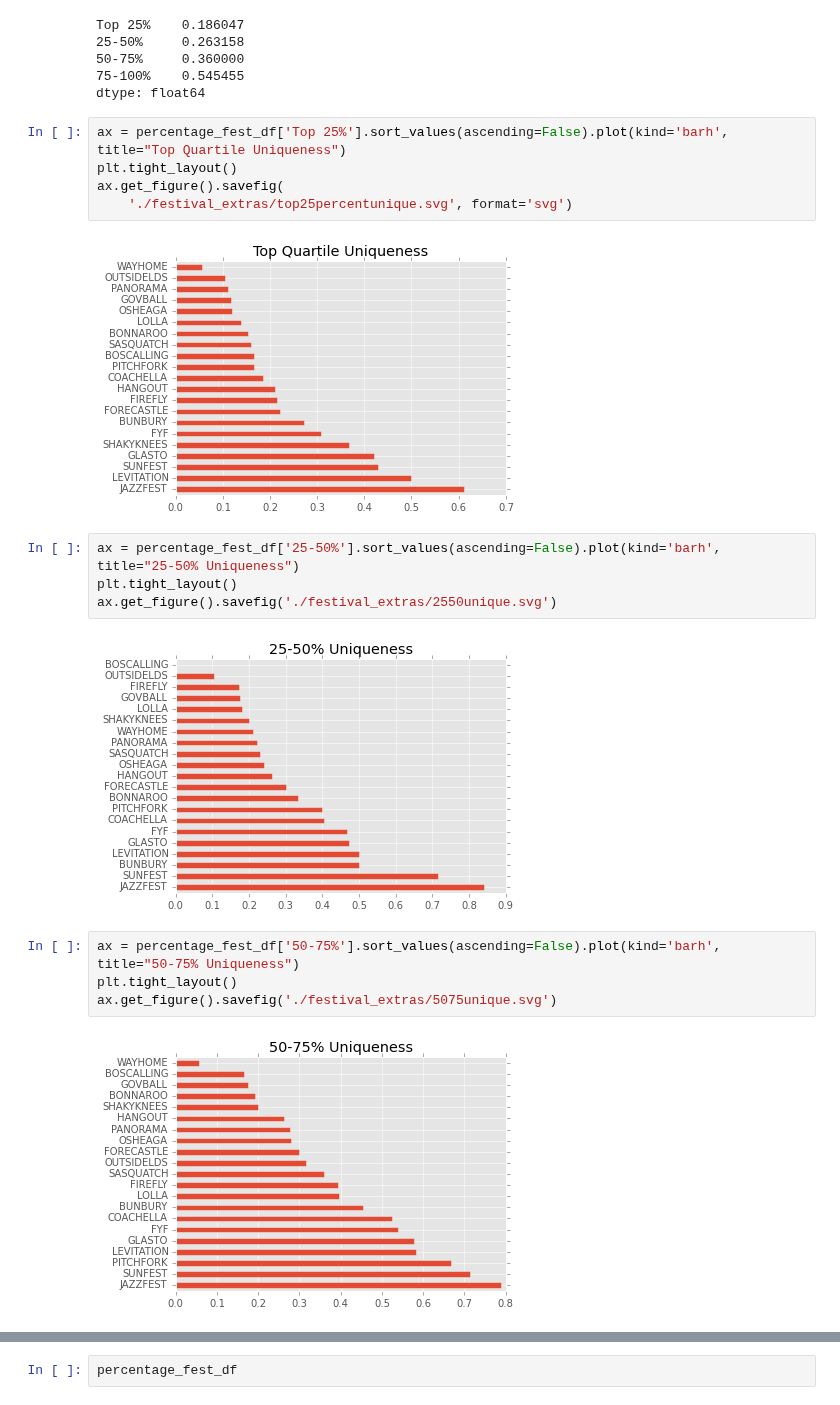
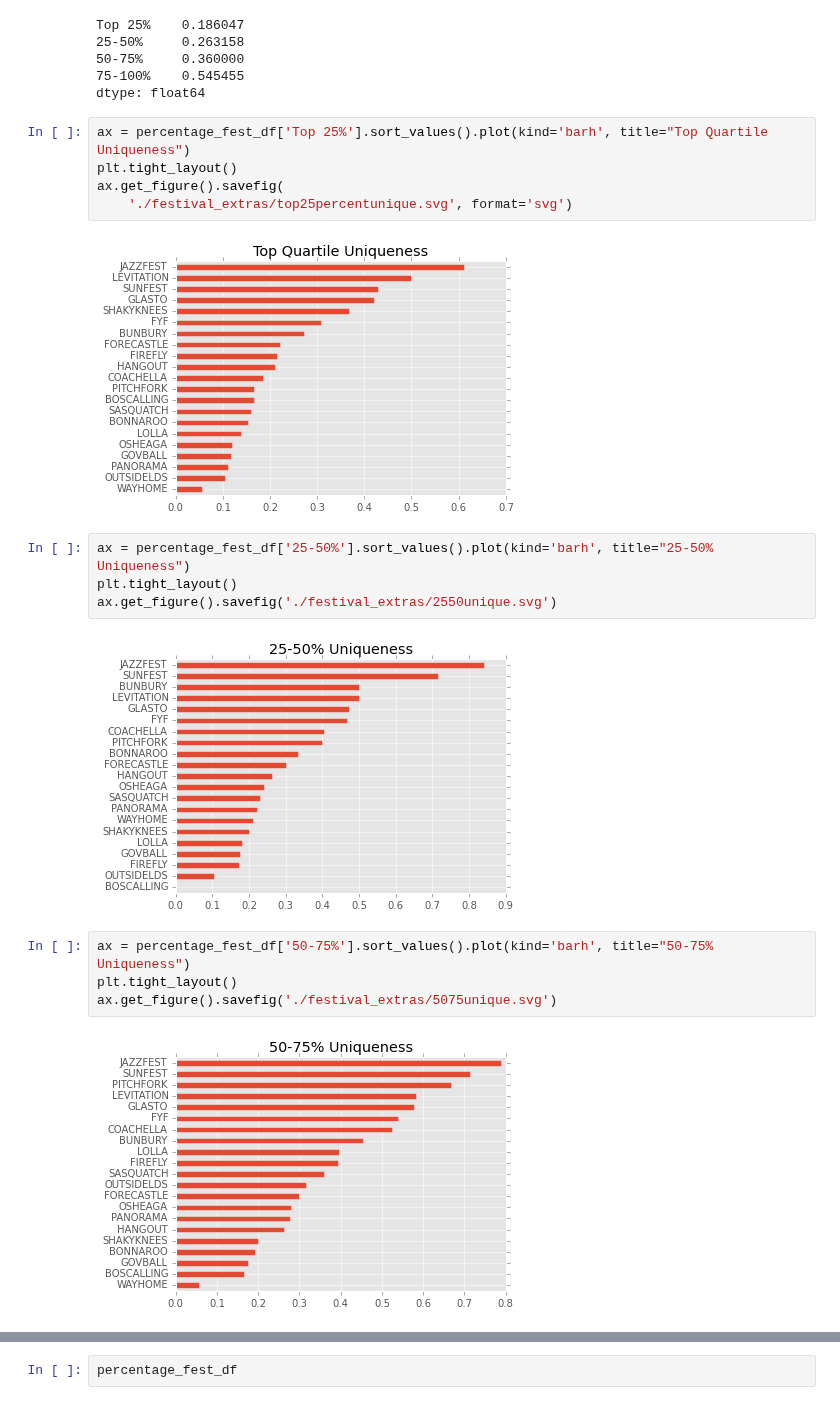
Before and after one commit to hunterowens/hunterowens.github.io, a Jupyter notebook: notebooks/new_power_ranks.ipynb, the cells around one changed output, grey strips where cells are left out. Cells and saved outputs as stored; diff of their text form.

```diff
--- a/notebooks/new_power_ranks.ipynb
+++ b/notebooks/new_power_ranks.ipynb
@@ -96,22 +96,22 @@ Top 25%    0.186047
 75-100%    0.545455
 dtype: float64
 # %%
-ax = percentage_fest_df['Top 25%'].sort_values(ascending=False).plot(kind='barh', title="Top Quartile Uniqueness")
+ax = percentage_fest_df['Top 25%'].sort_values().plot(kind='barh', title="Top Quartile Uniqueness")
 plt.tight_layout()
 ax.get_figure().savefig(
     './festival_extras/top25percentunique.svg', format='svg')
 # %% [output]
-[figure, old version]
+[figure, new version]
 # %%
-ax = percentage_fest_df['25-50%'].sort_values(ascending=False).plot(kind='barh', title="25-50% Uniqueness")
+ax = percentage_fest_df['25-50%'].sort_values().plot(kind='barh', title="25-50% Uniqueness")
 plt.tight_layout()
 ax.get_figure().savefig('./festival_extras/2550unique.svg')
 # %% [output]
-[figure, old version]
+[figure, new version]
 # %%
-ax = percentage_fest_df['50-75%'].sort_values(ascending=False).plot(kind='barh', title="50-75% Uniqueness")
+ax = percentage_fest_df['50-75%'].sort_values().plot(kind='barh', title="50-75% Uniqueness")
 plt.tight_layout()
 ax.get_figure().savefig('./festival_extras/5075unique.svg')
 # %% [output]
-[figure, old version]
+[figure, new version]
 # %%
```
Also changed, not shown: parts of 4 cells of this notebook, 5 other files.
